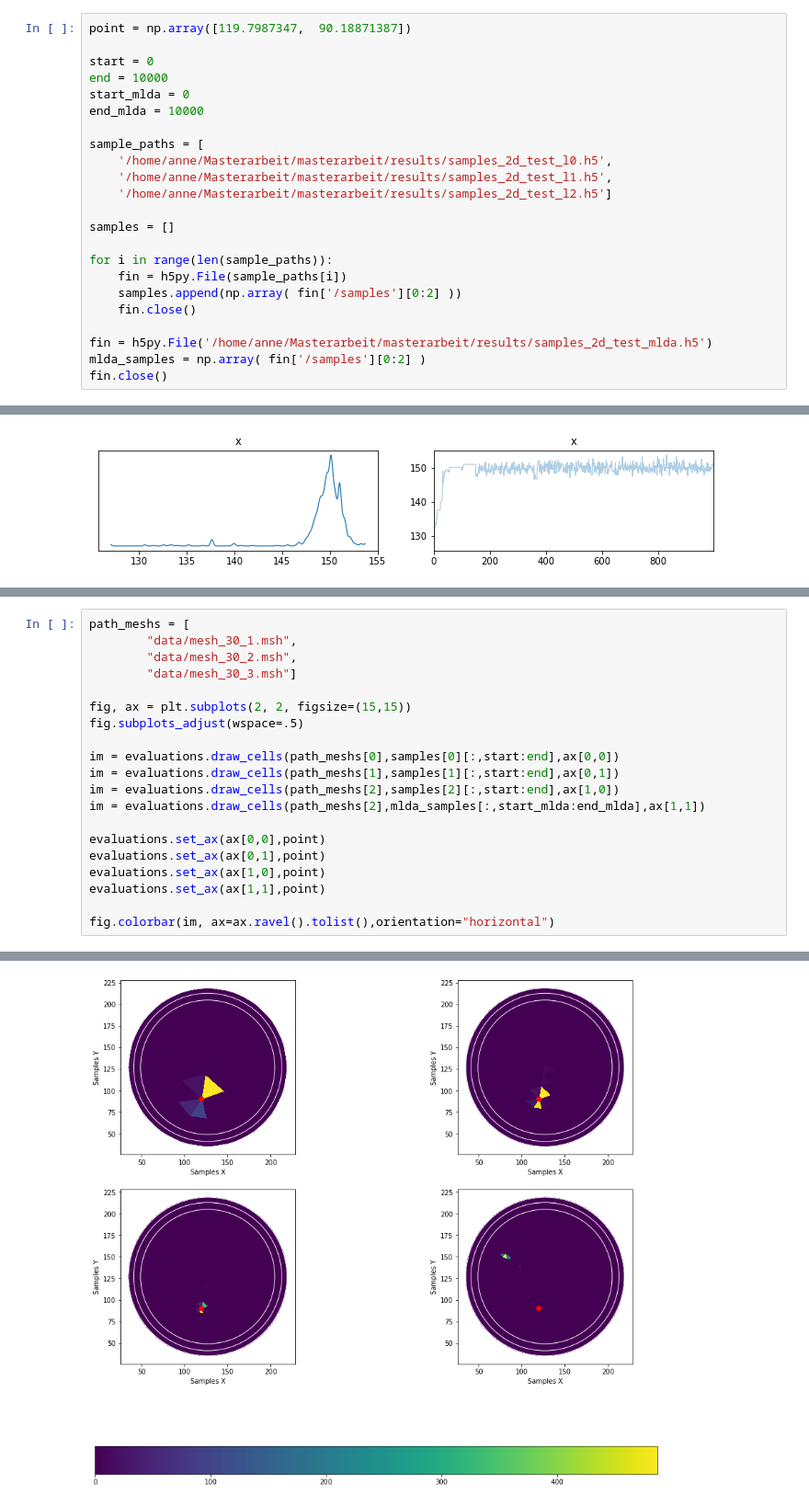
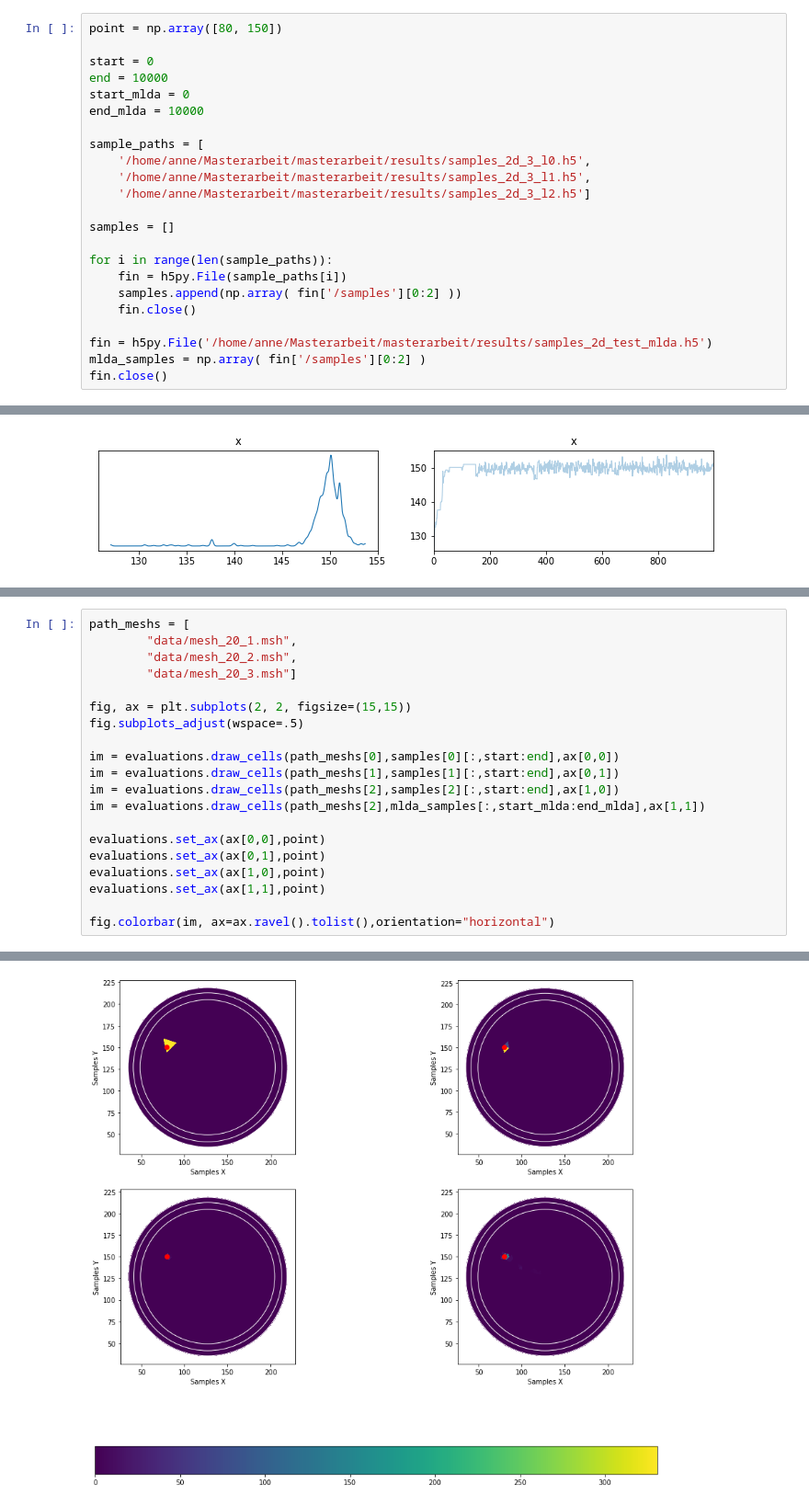
Before and after one commit to annegretW/Masterarbeit_EEG_Uncertainties, a Jupyter notebook: masterarbeit/2d/plot.ipynb, the cells around one changed output, grey strips where cells are left out. Shown at 92% size. Cells and saved outputs as stored; diff of their text form.

Commit message:
MH Algorithm plots

```diff
--- a/masterarbeit/2d/plot.ipynb
+++ b/masterarbeit/2d/plot.ipynb
@@ -8,7 +8,7 @@ import utility_functions
 import meshio
 import evaluations
 # %%
-point = np.array([119.7987347,  90.18871387])
+point = np.array([80, 150])
 
 start = 0
 end = 10000
@@ -16,9 +16,9 @@ start_mlda = 0
 end_mlda = 10000
 
 sample_paths = [
-    '/home/anne/Masterarbeit/masterarbeit/results/samples_2d_test_l0.h5',
-    '/home/anne/Masterarbeit/masterarbeit/results/samples_2d_test_l1.h5',
-    '/home/anne/Masterarbeit/masterarbeit/results/samples_2d_test_l2.h5']
+    '/home/anne/Masterarbeit/masterarbeit/results/samples_2d_3_l0.h5',
+    '/home/anne/Masterarbeit/masterarbeit/results/samples_2d_3_l1.h5',
+    '/home/anne/Masterarbeit/masterarbeit/results/samples_2d_3_l2.h5']
 
 samples = []
 
@@ -80,26 +87,26 @@ DLE = 70.623470495854
 # %%
 path_meshs = [
-        "data/mesh_30_1.msh",
-        "data/mesh_30_2.msh",
-        "data/mesh_30_3.msh"]
+        "data/mesh_20_1.msh",
+        "data/mesh_20_2.msh",
+        "data/mesh_20_3.msh"]
 
 fig, ax = plt.subplots(2, 2, figsize=(15,15))
 fig.subplots_adjust(wspace=.5)
 
 im = evaluations.draw_cells(path_meshs[0],samples[0][:,start:end],ax[0,0])
 im = evaluations.draw_cells(path_meshs[1],samples[1][:,start:end],ax[0,1])
 im = evaluations.draw_cells(path_meshs[2],samples[2][:,start:end],ax[1,0])
 im = evaluations.draw_cells(path_meshs[2],mlda_samples[:,start_mlda:end_mlda],ax[1,1])
 
 evaluations.set_ax(ax[0,0],point)
 evaluations.set_ax(ax[0,1],point)
 evaluations.set_ax(ax[1,0],point)
 evaluations.set_ax(ax[1,1],point)
 
 fig.colorbar(im, ax=ax.ravel().tolist(),orientation="horizontal")
 # %% [output]
 <matplotlib.colorbar.Colorbar at 0x...>
-[figure, old version]
+[figure, new version]
 # %%
 fig, ax = plt.subplots(2, 2, figsize=(15,15))
 fig.subplots_adjust(wspace=.5)
```
Also changed, not shown: parts of 5 cells of this notebook, 6 other files.
